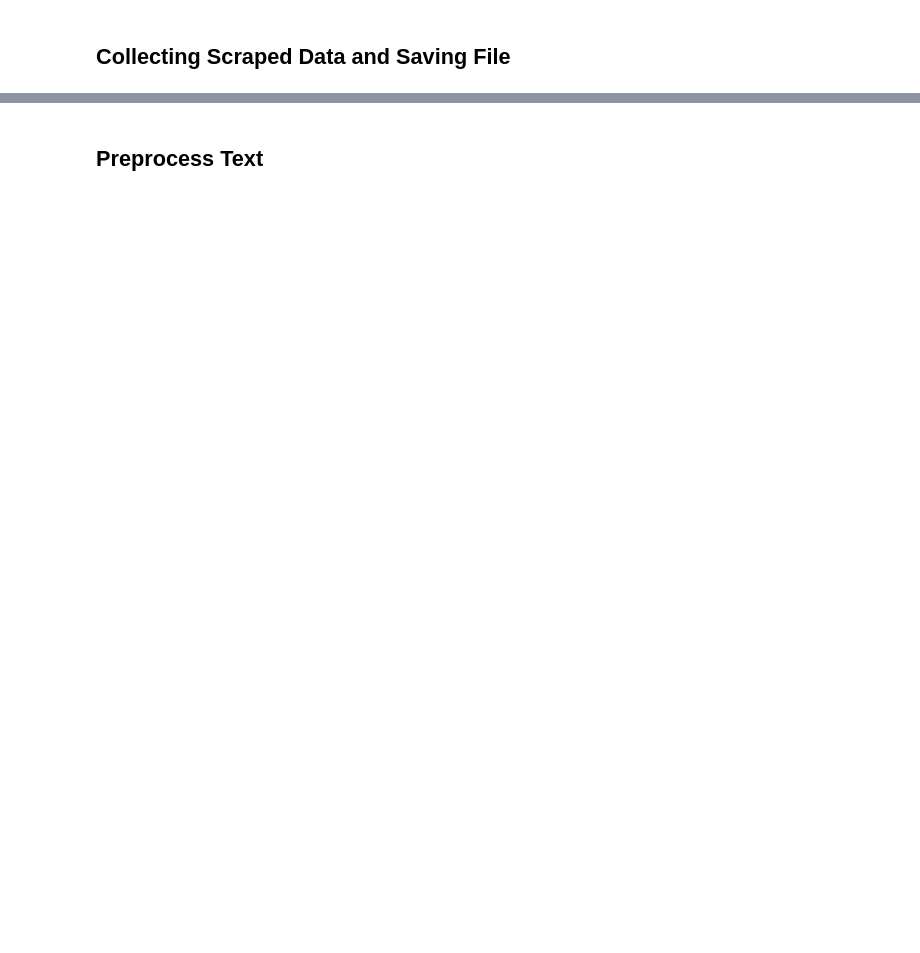
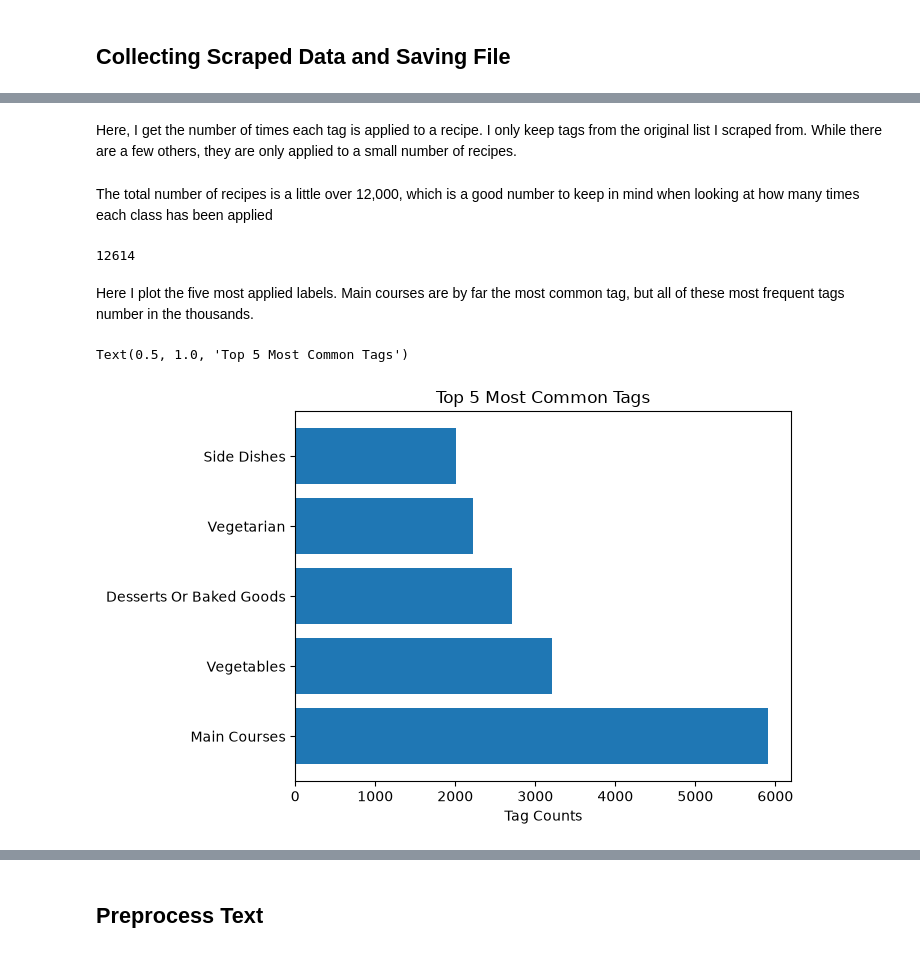
Before and after one commit to rdavidm42/Recipe-Classifier, a Jupyter notebook: Categorizing_Recipes.ipynb, the cells around one changed output, grey strips where cells are left out. Saved outputs shown, nothing was run; the diff lists cells and outputs as text; code cells hidden in the pictures; blank space fills up the shorter version.

```diff
--- a/Categorizing_Recipes.ipynb
+++ b/Categorizing_Recipes.ipynb
@@ -95,0 +105,35 @@ df.to_json("atk_recipes.json",index=False)
+# %% [markdown]
+Here, I get the number of times each tag is applied to a recipe. I only keep tags from the original list I scraped from. While there are a few others, they are only applied to a small number of recipes.
+# %%
+categories = ['main-courses','desserts-or-baked-goods','side-dishes','appetizers',
+                'chicken','fruit','vegetables','pork','beef','fish-and-seafood','cheese','pasta','potatoes',
+                'poultry','chocolate','beans','eggs-and-dairy','grains','rice','turkey','lamb',
+                'gluten-free','vegetarian','paleo','vegan',
+                'africa-and-middle-east','asia','europe','latin-america-and-caribbean','us-and-canada',
+                'salads','condiments','breakfast-and-brunch','cakes','sauces','cookies','fruit-desserts','soups',
+                'breads','sandwiches','beverages','stews','snacks','casseroles','dessert-pies','roasts','quick-breads',
+                'puddings-custards-gelatins-and-souffles','frozen-desserts','savory-pies-and-tarts','brownies-and-bars',
+                'pizza','tarts','candy','rubs','marinades']
+# Loading dataset
+path = os.path.dirname(os.getcwd()) + '/americas_test_kitchen_recipes_larger.json'
+df = pd.read_json(path)
+
+# Only include labels that are in the above list
+abbreviated_labels = [[x for x in df[0].iloc[i] if x in categories] for i in range(len(df[0]))]
+df[0]=abbreviated_labels
+df = df[df[0].str.len() != 0]
+# %% [markdown]
+The total number of recipes is a little over 12,000, which is a good number to keep in mind when looking at how many times each class has been applied
+# %%
+print(len(df))
+# %% [output]
+12614
+# %% [markdown]
+Here I plot the five most applied labels. Main courses are by far the most common tag, but all of these most frequent tags number in the thousands.
+# %%
+plt.barh(df[0].explode().value_counts().iloc[:5].index.str.replace('-',' ').str.title(),df[0].explode().value_counts().iloc[:5])
+plt.xlabel('Tag Counts')
+plt.title('Top 5 Most Common Tags')
+# %% [output]
+Text(0.5, 1.0, 'Top 5 Most Common Tags')
+[figure, added]
```
Also changed, not shown: parts of 69 cells of this notebook, 24 other files.
